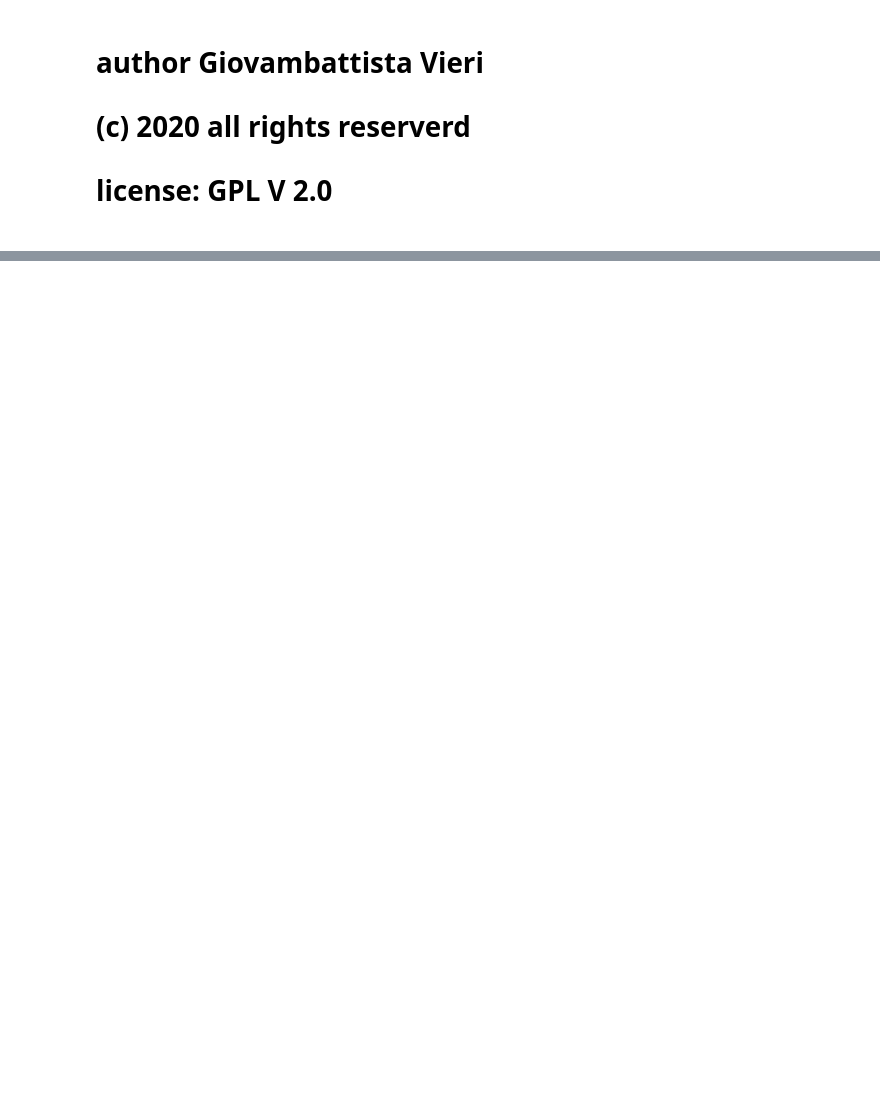
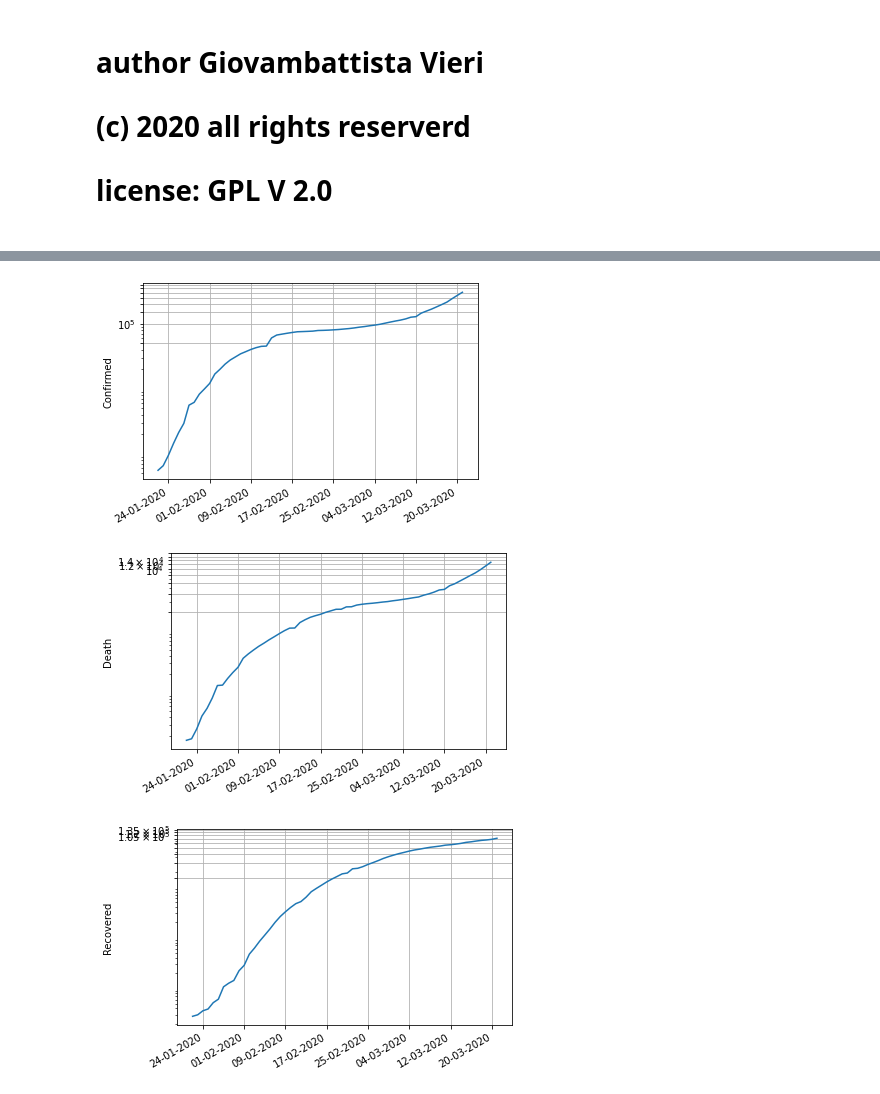
Before and after one commit to gvieri/coviutil, a Jupyter notebook: covid19glodata.ipynb, the cells around one changed output, grey strips where cells are left out. Drawn from its saved outputs; the diff is of its cells as text; code cells hidden in the pictures; blank space fills up the shorter version.

Commit message:
added semilog chart

```diff
--- a/covid19glodata.ipynb
+++ b/covid19glodata.ipynb
@@ -49,6 +63,7 @@ save      =False
 chart     =True
 grid      =True
 nicetable =True
+logyscale =True
 # %%
 if os.path.isdir(destdir):
   shutil.rmtree(destdir)
@@ -122,6 +155,8 @@ if chart:
   plt.figure()
   plt.ylabel('Confirmed')
   confirmed=np.array(dummy[:,1],dtype=int)
+  if logyscale:
+    plt.yscale('log')
   plt.plot(days,confirmed)
 
   plt.gca().xaxis.set_major_formatter(mdates.DateFormatter('%d-%m-%Y'))
@@ -135,30 +170,38 @@ if chart:
 
     ###### make chart of Deaths
   death=np.array(dummy[:,2],dtype=int)
   plt.figure()
   plt.ylabel('Death')
+  if logyscale:
+    plt.yscale('log')
   plt.gca().xaxis.set_major_formatter(mdates.DateFormatter('%d-%m-%Y'))
   plt.plot(days,death)
   plt.gca().xaxis.set_major_locator( MaxNLocator(nbins = 10) )
   plt.gca().yaxis.set_major_locator( MaxNLocator(nbins = 10) )
   plt.gcf().autofmt_xdate()
   if grid:
     plt.grid()
   plt.savefig('Death'+datefile)
 #        plt.show()
 
 
     ###### make chart of Recoverred
   recovered=np.array(dummy[:,3],dtype=int)
   plt.figure()
   plt.gca().xaxis.set_major_formatter(mdates.DateFormatter('%d-%m-%Y'))
   plt.ylabel('Recovered')
+  if logyscale:
+    plt.yscale('log')
   confirmed=dummy[:,1]
   plt.plot(days,recovered)
   plt.gca().xaxis.set_major_locator( MaxNLocator(nbins = 10) )
   plt.gca().yaxis.set_major_locator( MaxNLocator(nbins = 10) )
   if grid:
     plt.grid()
   plt.gcf().autofmt_xdate()
   plt.savefig('Recovered'+datefile)
 #        plt.show()
+# %% [output]
+[figure, added]
+[figure, added]
+[figure, added]
```
Also changed, not shown: parts of 2 cells of this notebook.
